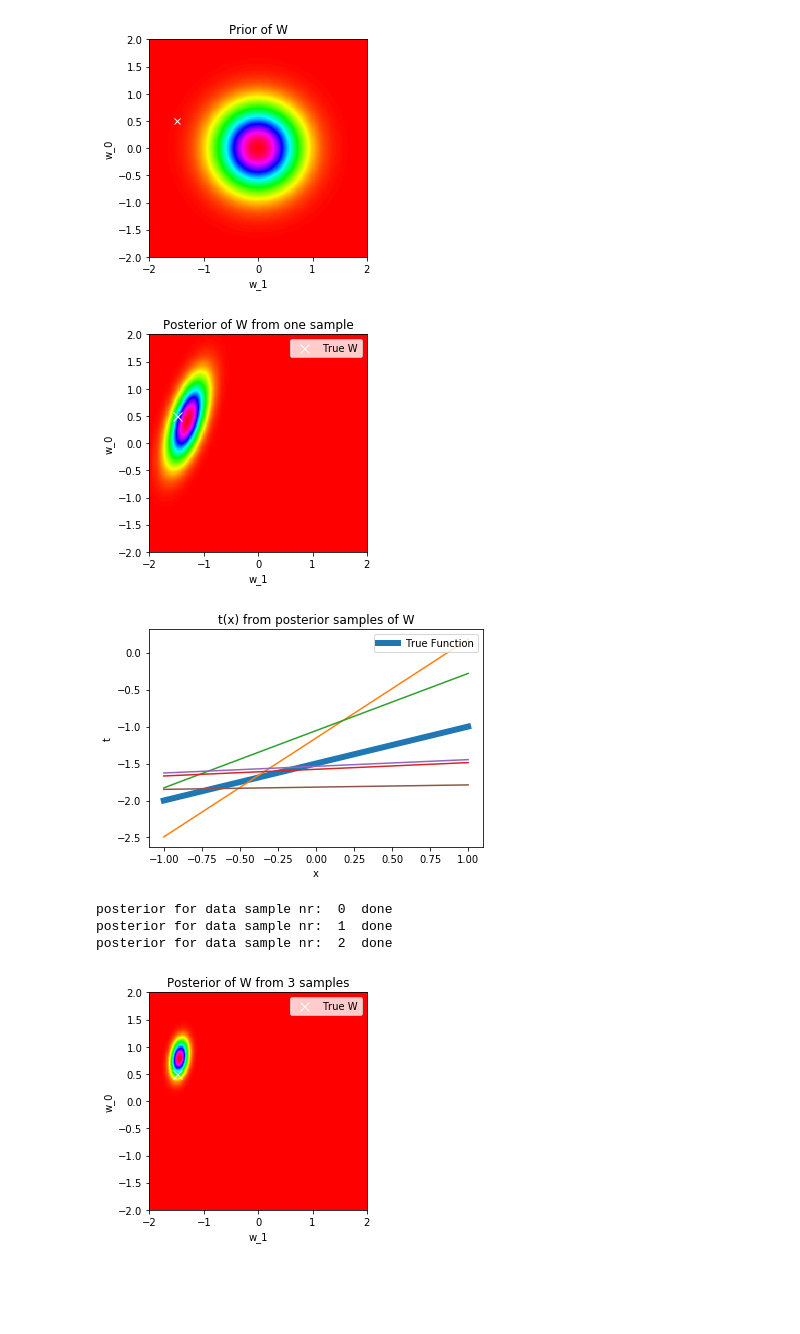
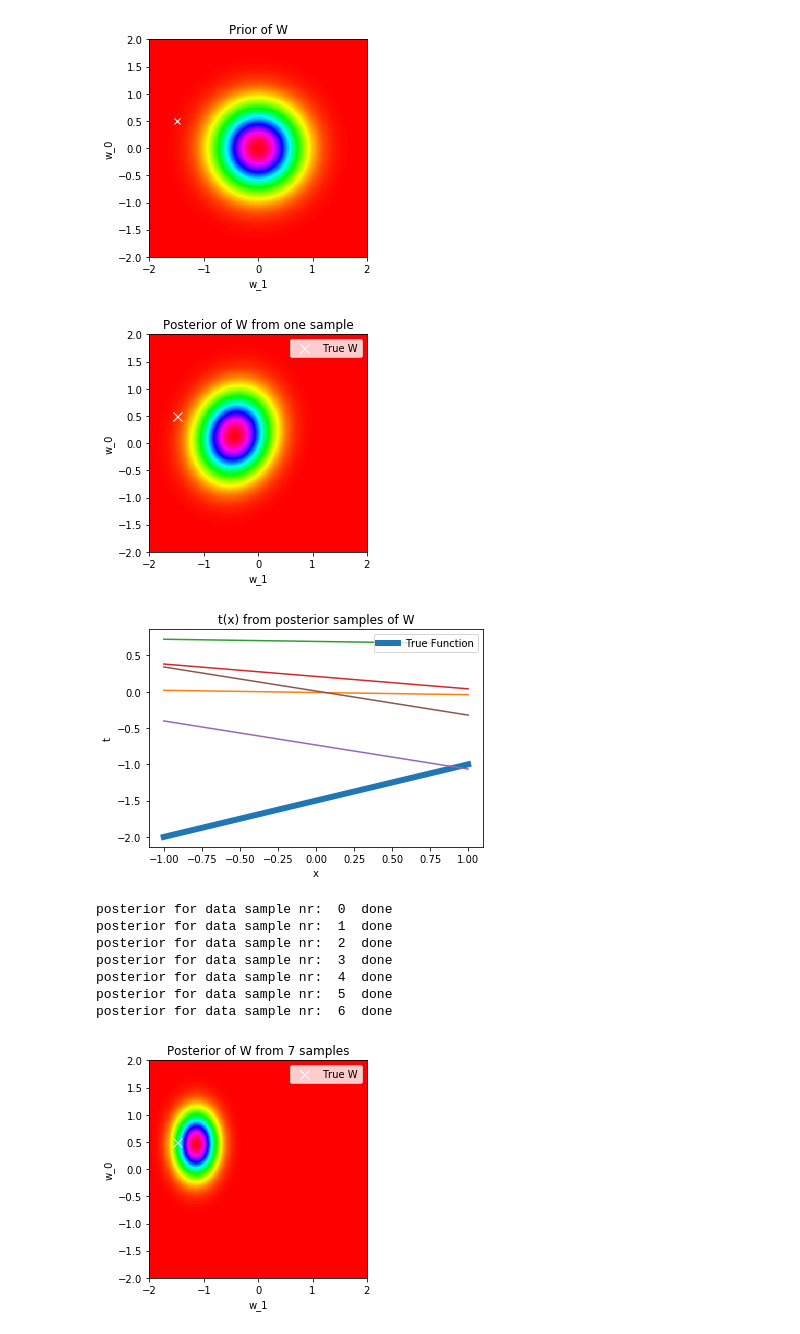
Before and after one commit to hkindbom/DD2434-Machine-Learning-Advanced, a Jupyter notebook: Assignment 1.ipynb, the cells around one changed output. Cells and saved outputs as stored; diff of their text form; code cells hidden in the pictures; blank space fills up the shorter version.

```diff
--- a/Assignment 1.ipynb
+++ b/Assignment 1.ipynb
@@ -16,7 +18,7 @@ from random import randint
 np.random.seed(1337)
 N = 201 # number of samples
 eps_mu = 0
-eps_sigma = 0.2
+eps_sigma = 0.8
 w_0 = 0.5
 w_1 = -1.5
 
@@ -114,7 +115,7 @@ plt.xlabel('w_1')
 plt.ylabel('w_0')
 plt.show()
 # %% [output]
-[figure, old version]
+[figure, new version]
 # %%
 def plotFunction(Z_vec, nr_post_samples):
     W_post_samples =[]
@@ -150,31 +151,35 @@ def plotFunction(Z_vec, nr_post_samples):
 #3. Draw 5 samples from the posterior and plot the resulting functions.
 plotFunction(Z_vec, 5)
 # %% [output]
-[figure, old version]
+[figure, new version]
 # %%
 # 4. Repeat 2 − 3 by adding additional data points up to 7.
 Z_vec2 = Z_vec #copying posterior vector
 
 #Computing posterior iteratively with more and more data
-for n in range(x_n.size-4):
+for n in range(x_n.size):
     Z_vec2 = computePosterior(x_n[n],t_n[n], Z_vec2) #using one data point
     print('posterior for data sample nr: ',n, ' done')
 
 Z_matr2 = np.reshape(Z_vec2,(pixels,pixels))
 im = plt.imshow(Z_matr2,cmap='hsv',extent=(-max_axis, max_axis, -max_axis, max_axis))
 plt.plot(w_1,w_0,'wx', ms=9.0,label = "True W")
 plt.legend(loc="upper right")
 ax = plt.gca()
 ax.grid(False)
-plt.title("Posterior of W from 3 samples")
+plt.title("Posterior of W from 7 samples")
 plt.xlabel('w_1')
 plt.ylabel('w_0')
 plt.show()
 # %% [output]
 posterior for data sample nr:  0  done
 posterior for data sample nr:  1  done
 posterior for data sample nr:  2  done
+posterior for data sample nr:  3  done
+posterior for data sample nr:  4  done
+posterior for data sample nr:  5  done
+posterior for data sample nr:  6  done
-[figure, old version]
+[figure, new version]
 # %%
 plotFunction(Z_vec2, 5)
 # %% [output]
```
Also changed, not shown: parts of 14 cells of this notebook.
